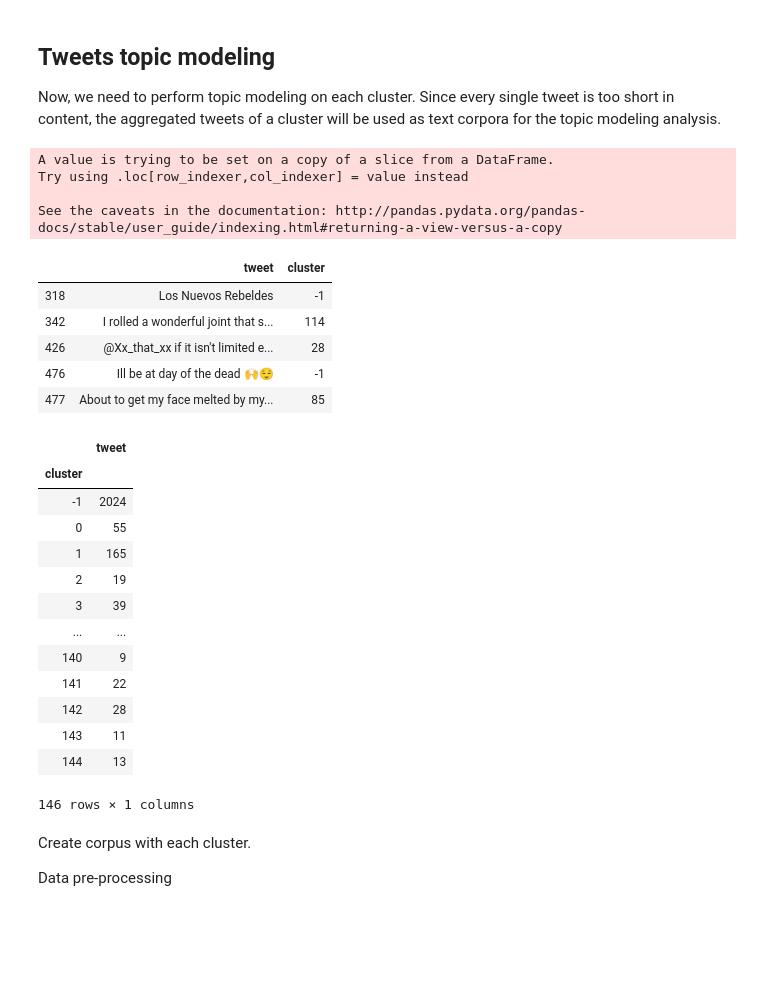
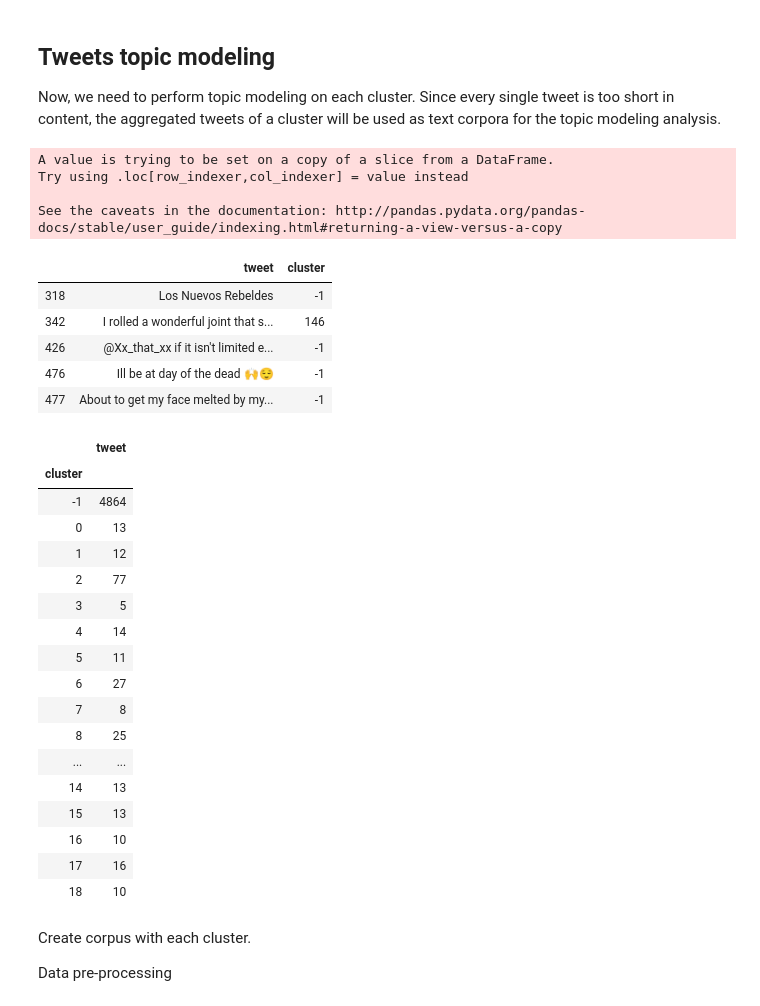
Before and after one commit to Ohtar10/wtsp, a Jupyter notebook: notebooks/jupyter/where-to-sell-products.ipynb, the cells around one changed output. Saved outputs shown, nothing was run; the diff lists cells and outputs as text; code cells hidden in the pictures; blank space fills up the shorter version.

```diff
--- a/notebooks/jupyter/where-to-sell-products.ipynb
+++ b/notebooks/jupyter/where-to-sell-products.ipynb
@@ -252,7 +264,7 @@ from sklearn.cluster import OPTICS
 from sklearn import metrics
 
 optics = OPTICS(cluster_method="dbscan",
-                eps=0.005,
+                eps=0.003,
                 min_samples=10,
                 metric="minkowski",
                 n_jobs=-1).fit(quick_train_points)
@@ -273,3 +282,9 @@ with open(model_path, 'rb') as model_file:
+# %%
+import pickle
+
+model_path = '../../models/sklearn/la_dbscan.sav'
+with open(model_path, 'rb') as model_file:
+    la_clusters = pickle.load(model_file)
 # %% [markdown]
 Let's calculate some metrics...
 # %%
@@ -357,27 +377,31 @@ Try using .loc[row_indexer,col_indexer] = value instead
 See the caveats in the documentation: http://pandas.pydata.org/pandas-docs/stable/user_guide/indexing.html#returning-a-view-versus-a-copy
 |  | tweet | cluster |
 | 318 | Los Nuevos Rebeldes | -1 |
-| 342 | I rolled a wonderful joint that s... | 114 |
-| 426 | @Xx_that_xx if it isn't limited e... | 28 |
+| 342 | I rolled a wonderful joint that s... | 146 |
+| 426 | @Xx_that_xx if it isn't limited e... | -1 |
 | 476 | Ill be at day of the dead 🙌😌 | -1 |
-| 477 | About to get my face melted by my... | 85 |
+| 477 | About to get my face melted by my... | -1 |
 # %%
-la_cluster_tweets[['tweet', 'cluster']].groupby('cluster').count()
+la_cluster_tweets[['tweet', 'cluster']].groupby('cluster').count().head(20)
 # %% [output]
 |  | tweet |
 | cluster |  |
-| -1 | 2024 |
-| 0 | 55 |
-| 1 | 165 |
-| 2 | 19 |
-| 3 | 39 |
+| -1 | 4864 |
+| 0 | 13 |
+| 1 | 12 |
+| 2 | 77 |
+| 3 | 5 |
+| 4 | 14 |
+| 5 | 11 |
+| 6 | 27 |
+| 7 | 8 |
+| 8 | 25 |
 | ... | ... |
-| 140 | 9 |
-| 141 | 22 |
-| 142 | 28 |
-| 143 | 11 |
-| 144 | 13 |
+| 14 | 13 |
+| 15 | 13 |
+| 16 | 10 |
+| 17 | 16 |
+| 18 | 10 |
-146 rows × 1 columns
 # %% [markdown]
 Create corpus with each cluster.
 
```
Also changed, not shown: parts of 13 cells of this notebook.
